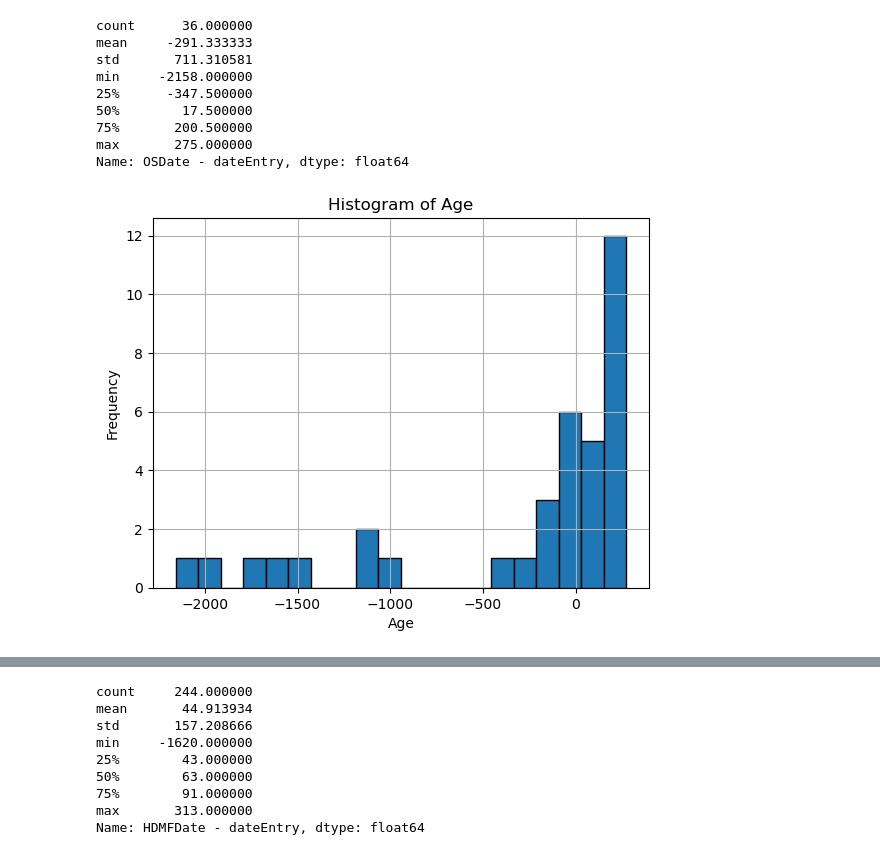
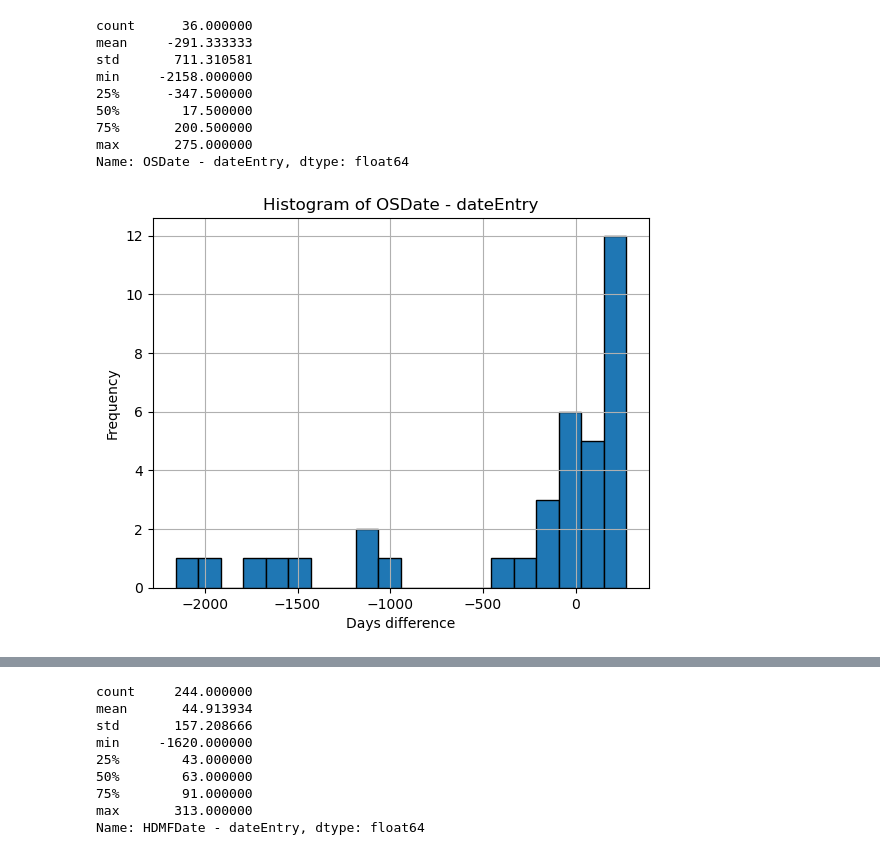
Before and after one commit to carlo-1-coder/Capstone, a Jupyter notebook: EDA deltaT.ipynb, the cells around one changed output, grey strips where cells are left out. Drawn from its saved outputs; the diff is of its cells as text; code cells hidden in the pictures.

```diff
--- a/EDA deltaT.ipynb
+++ b/EDA deltaT.ipynb
@@ -2463,7 +2477,7 @@ def plot_if(df, n_estimators, scores, threshold):
 # Loading and Preprocessing the Dataset
 # %%
 # Loading the dataset
-dataset = pd.read_csv('data/df_merged_no_nans_delta_T.csv')
+dataset = pd.read_csv('data/df_merged_no_nans.csv')
 # dataset = dataset.drop('Unnamed: 0', axis=1)
 
 # Creating 'daysFromDateEntryStart'
@@ -2744,12 +2758,12 @@ max       275.000000
 Name: OSDate - dateEntry, dtype: float64
 # %%
 plt.hist(df['OSDate - dateEntry'], bins=20, edgecolor='k')  # You can adjust the number of bins as needed
-plt.xlabel('Age')
+plt.xlabel('Days difference')
 plt.ylabel('Frequency')
-plt.title('Histogram of Age')
+plt.title('Histogram of OSDate - dateEntry')
 plt.grid(True)
 
 # Show the histogram
 plt.show()
 # %% [output]
-[figure, old version]
+[figure, new version]
```
Also changed, not shown: parts of 29 cells of this notebook.
